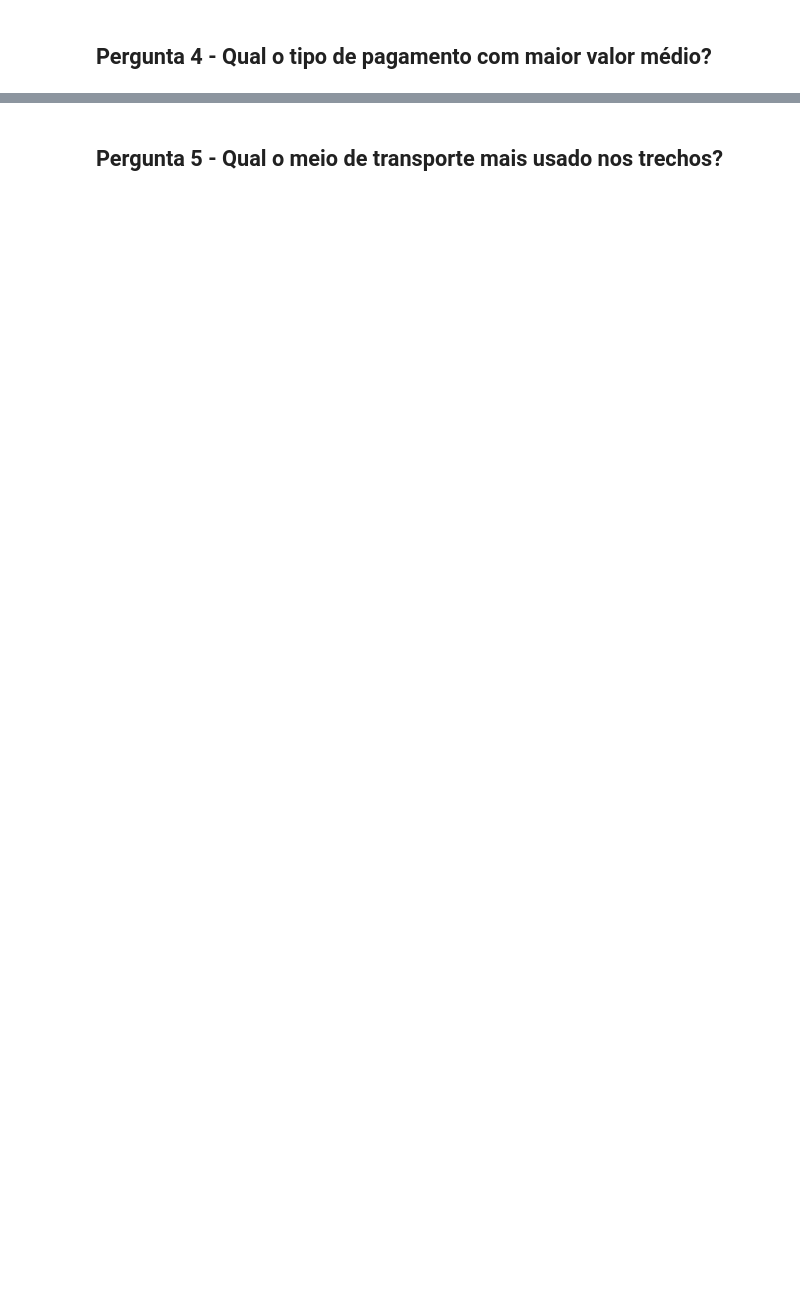
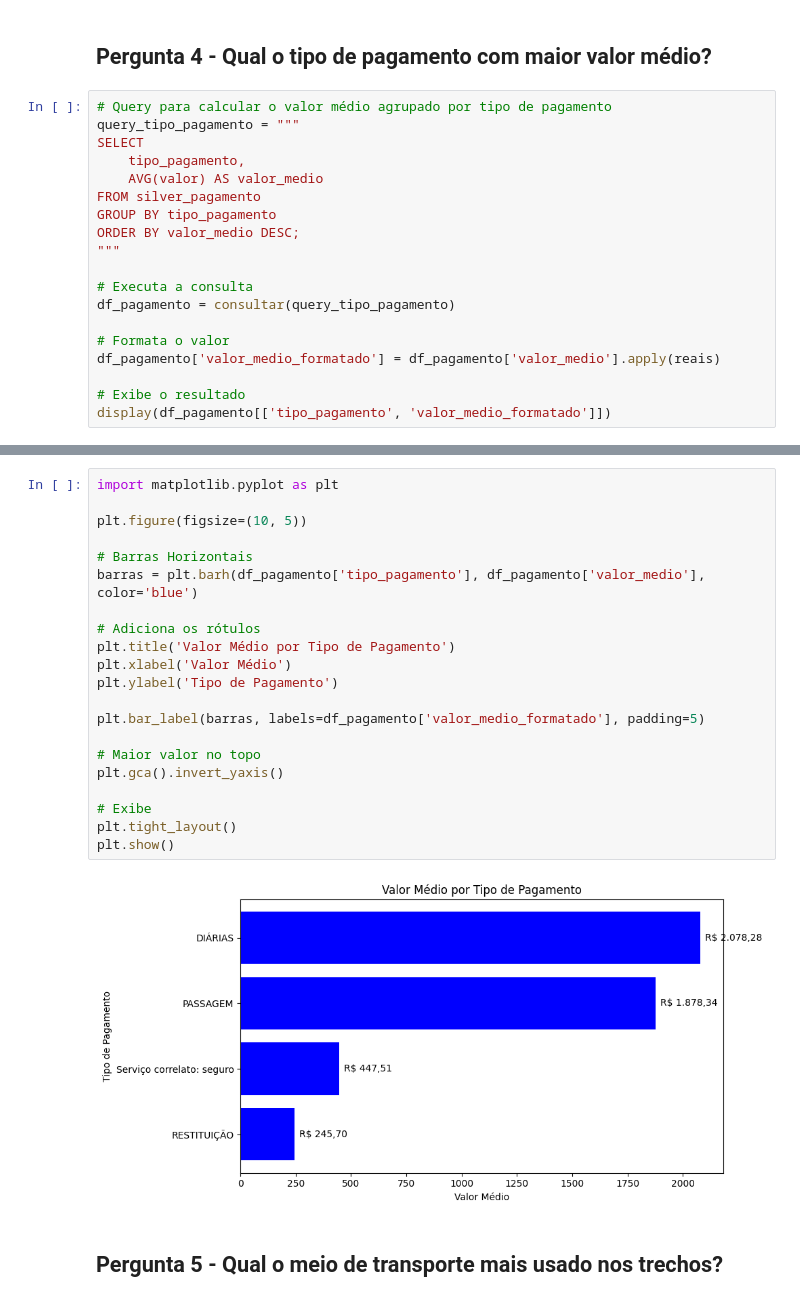
Before and after one commit to Cassio-sza/projeto_avaliativo_modulo_1_sctec, a Jupyter notebook: 3_analise.ipynb, the cells around one changed output, grey strips where cells are left out. Drawn from its saved outputs; the diff is of its cells as text; blank space fills up the shorter version.

```diff
--- a/3_analise.ipynb
+++ b/3_analise.ipynb
@@ -103,2 +205,21 @@ plt.show()
 # %% [markdown]
 ## Pergunta 4 - Qual o tipo de pagamento com maior valor médio?
+# %%
+# Query para calcular o valor médio agrupado por tipo de pagamento
+query_tipo_pagamento = """
+SELECT
+    tipo_pagamento,
+    AVG(valor) AS valor_medio
+FROM silver_pagamento
+GROUP BY tipo_pagamento
+ORDER BY valor_medio DESC;
+"""
+
+# Executa a consulta
+df_pagamento = consultar(query_tipo_pagamento)
+
+# Formata o valor
+df_pagamento['valor_medio_formatado'] = df_pagamento['valor_medio'].apply(reais)
+
+# Exibe o resultado
+display(df_pagamento[['tipo_pagamento', 'valor_medio_formatado']])
@@ -105,2 +232,25 @@ plt.show()
+# %%
+import matplotlib.pyplot as plt
+
+plt.figure(figsize=(10, 5))
+
+# Barras Horizontais
+barras = plt.barh(df_pagamento['tipo_pagamento'], df_pagamento['valor_medio'], color='blue')
+
+# Adiciona os rótulos
+plt.title('Valor Médio por Tipo de Pagamento')
+plt.xlabel('Valor Médio')
+plt.ylabel('Tipo de Pagamento')
+
+plt.bar_label(barras, labels=df_pagamento['valor_medio_formatado'], padding=5)
+
+# Maior valor no topo
+plt.gca().invert_yaxis()
+
+# Exibe
+plt.tight_layout()
+plt.show()
+# %% [output]
+[figure, added]
 # %% [markdown]
 ## Pergunta 5 - Qual o meio de transporte mais usado nos trechos?
```
Also changed, not shown: parts of 27 cells of this notebook.
